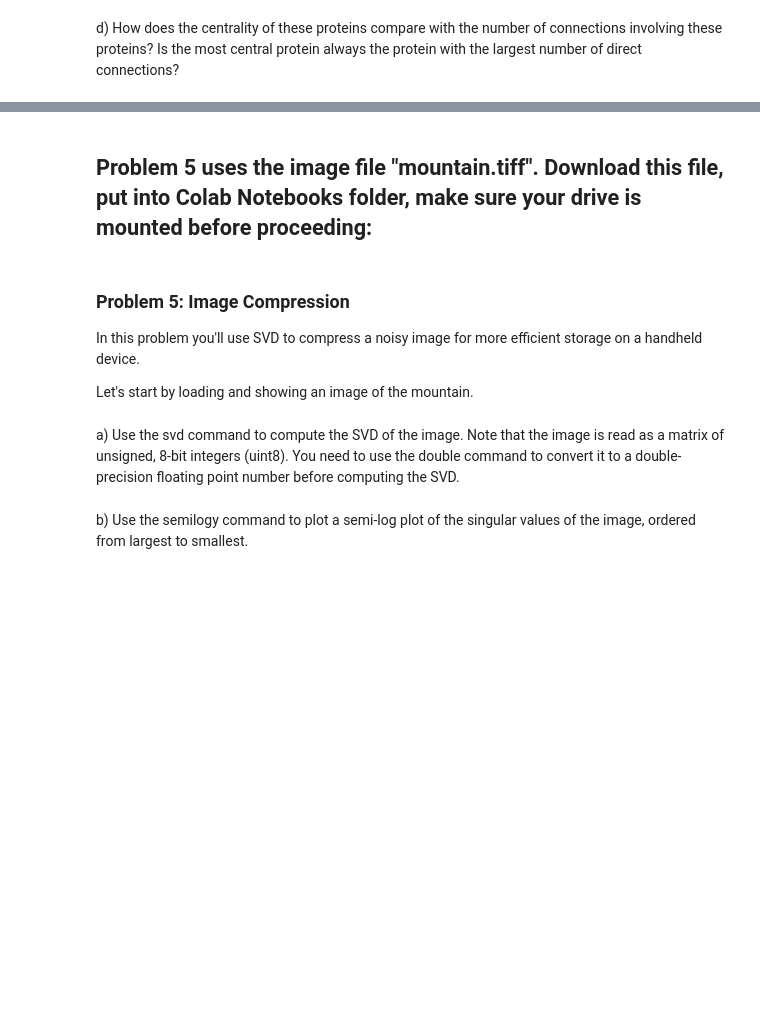
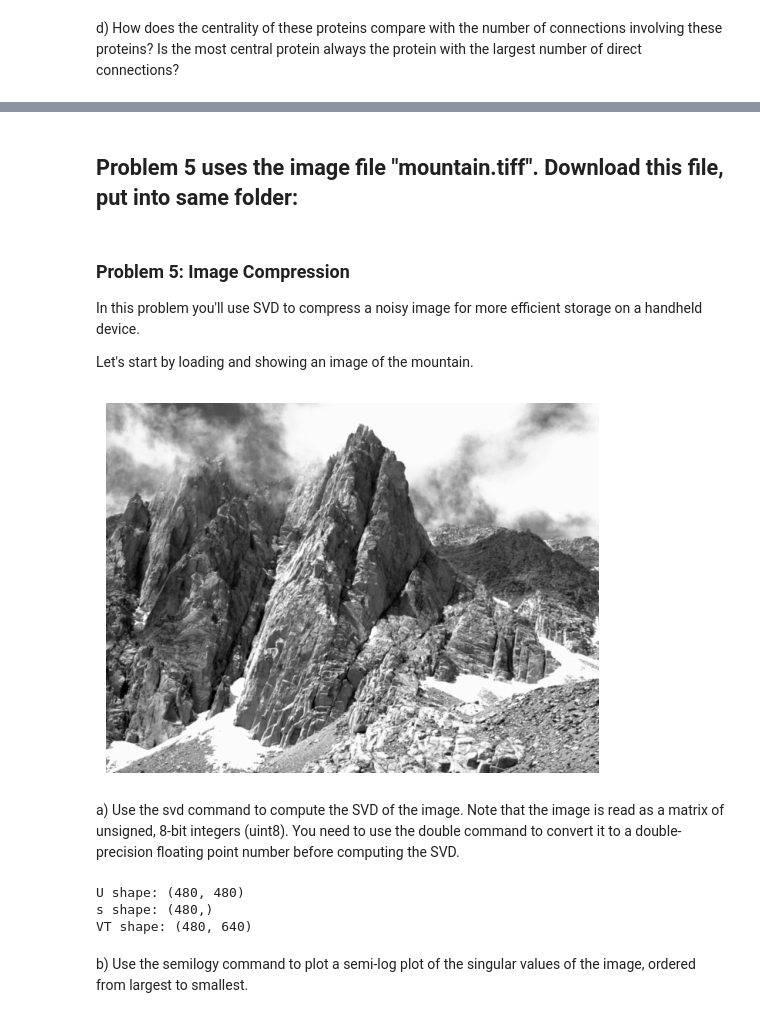
Before and after one commit to AlexAhitov/bme241-homework, a Jupyter notebook: HW3/241_W26_HW3_assignment.ipynb, the cells around one changed output, grey strips where cells are left out. Drawn from its saved outputs; the diff is of its cells as text; code cells hidden in the pictures; blank space fills up the shorter version.

```diff
--- a/HW3/241_W26_HW3_assignment.ipynb
+++ b/HW3/241_W26_HW3_assignment.ipynb
@@ -129,5 +278,5 @@ ANSWER HERE:
 # %% [markdown]
-## **Problem 5 uses the image file "mountain.tiff". Download this file, put into Colab Notebooks folder, make sure your drive is mounted before proceeding:**
+## **Problem 5 uses the image file "mountain.tiff". Download this file, put into same folder:**
 # %% [markdown]
 ### **Problem 5: Image Compression**
 In this problem you'll use SVD to compress a noisy image for more efficient storage on a handheld device.
@@ -135,11 +284,17 @@ In this problem you'll use SVD to compress a noisy image for more efficient stor
 Let's start by loading and showing an image of the mountain.
 # %%
 from PIL import Image
+import matplotlib.pyplot as plt
 
 # Load the image
 img = Image.open('mountain.tiff')
 
 # Display the image
 # Code Here
+plt.imshow(img, cmap='gray')
+plt.axis('off')
+plt.show()
+# %% [output]
+[figure, added]
 # %% [markdown]
 a) Use the svd command to compute the SVD of the image. Note that the image is read as a matrix of unsigned, 8-bit integers (uint8). You need to use the double command to convert it to a double-precision floating point number before computing the SVD.
@@ -148,2 +301,17 @@ a) Use the svd command to compute the SVD of the image. Note that the image is r
+# %%
+#Code Here
+import numpy as np
+
+X = np.array(img, dtype=np.float64)
+
+U, s, VT = np.linalg.svd(X, full_matrices=False)
+
+print("U shape:", U.shape)
+print("s shape:", s.shape)
+print("VT shape:", VT.shape)
+# %% [output]
+U shape: (480, 480)
+s shape: (480,)
+VT shape: (480, 640)
 # %% [markdown]
 b) Use the semilogy command to plot a semi-log plot of the singular values of the image, ordered from largest to smallest.
```
Also changed, not shown: parts of 36 cells of this notebook.
